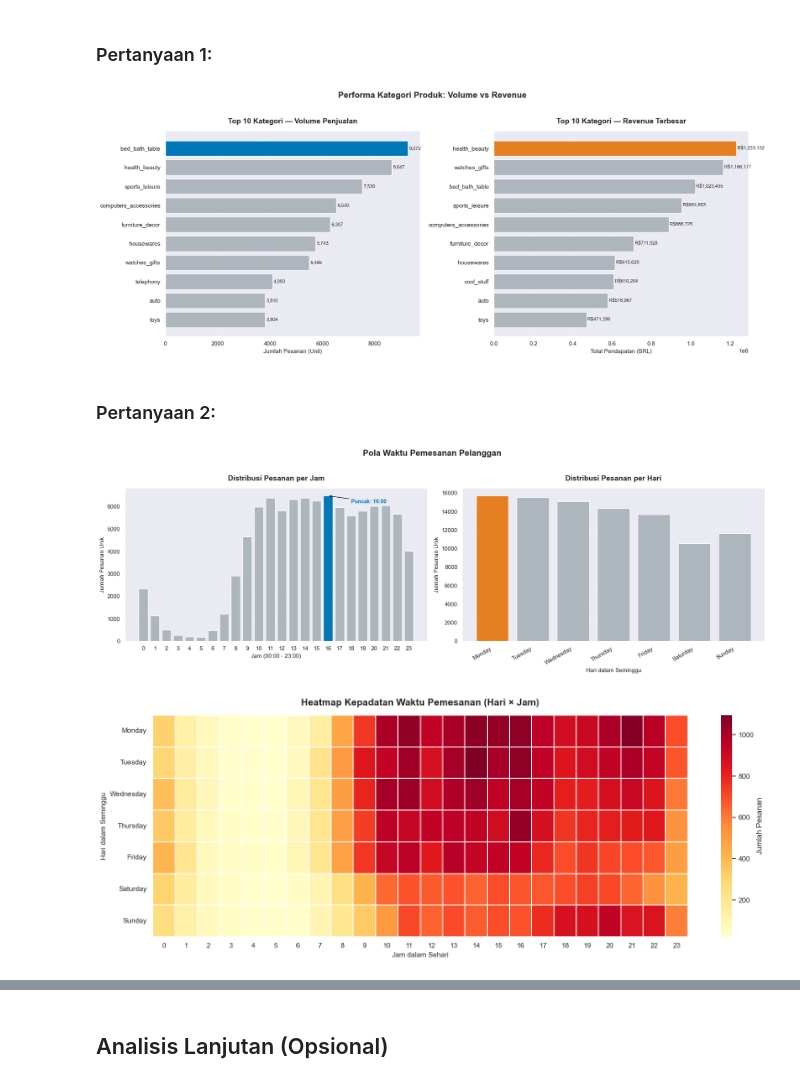
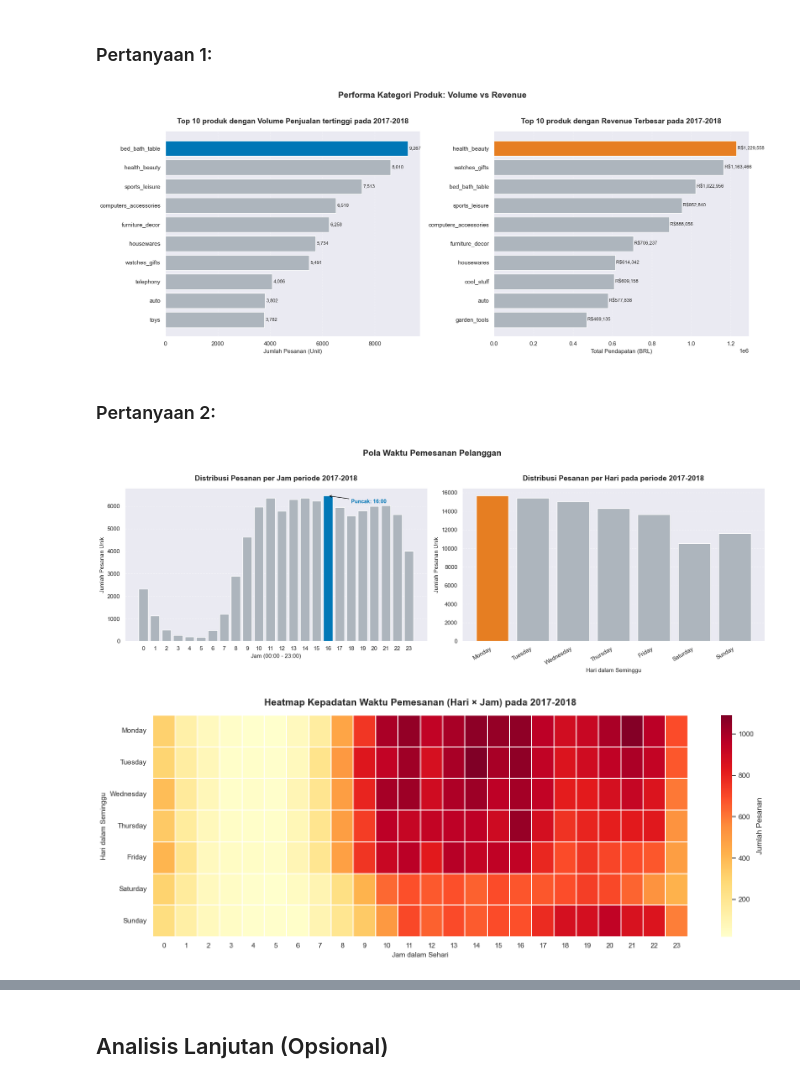
Before and after one commit to NanikErawati/submission, a Jupyter notebook: Notebook.ipynb, the cells around one changed output, grey strips where cells are left out. Drawn from its saved outputs; the diff is of its cells as text; code cells hidden in the pictures.

```diff
--- a/Notebook.ipynb
+++ b/Notebook.ipynb
@@ -709,3 +709,13 @@ Data columns (total 23 columns):
 dtypes: datetime64[ns](6), float64(9), int64(1), object(7)
 memory usage: 20.2+ MB
 None
+# %%
+# Filter periode 2017-2018
+df_filtered = df_delivered[
+    (df_delivered["order_purchase_timestamp"].dt.year >= 2017) &
+    (df_delivered["order_purchase_timestamp"].dt.year <= 2018)
+].copy()
+
+print(f"Periode data: {df_filtered['order_purchase_timestamp'].min().date()} "
+      f"s/d {df_filtered['order_purchase_timestamp'].max().date()}")
+print(f"Jumlah baris: {len(df_filtered)}")
@@ -712,6 +725,6 @@ None
 # %%
 # Pilih kolom yang relevan untuk analisis selanjutnya
-df_clean = df_delivered[[
+df_clean = df_filtered[[
     "order_id",
     "customer_id",
     "order_purchase_timestamp",
@@ -884,42 +897,42 @@ axes[0].barh(
     top_10_volume["order_count"][::-1],
     color=colors_vol[::-1]
 )
-axes[0].set_title("Top 10 Kategori — Volume Penjualan", fontsize=14, fontweight="bold", pad=15)
+axes[0].set_title("Top 10 produk dengan Volume Penjualan tertinggi pada 2017-2018", fontsize=14, fontweight="bold", pad=15)
 axes[0].set_xlabel("Jumlah Pesanan (Unit)", fontsize=11)
 axes[0].set_ylabel(None)
 axes[0].grid(axis="x", linestyle="--", alpha=0.4)
 axes[0].spines[["top", "right"]].set_visible(False)
 
 # Tambahkan label nilai di ujung bar
 for i, v in enumerate(top_10_volume["order_count"][::-1]):
     axes[0].text(v + 50, i, f"{v:,}", va="center", fontsize=9)
 
 # --- Grafik Kanan: Top 10 Revenue ---
 top_10_revenue = product_performance.sort_values("revenue", ascending=False).head(10)
 
 colors_rev = ["#e67e22" if i == 0 else "#adb5bd" for i in range(len(top_10_revenue))]
 
 axes[1].barh(
     top_10_revenue["product_category_name_english"][::-1],
     top_10_revenue["revenue"][::-1],
     color=colors_rev[::-1]
 )
-axes[1].set_title("Top 10 Kategori — Revenue Terbesar", fontsize=14, fontweight="bold", pad=15)
+axes[1].set_title("Top 10 produk dengan Revenue Terbesar pada 2017-2018", fontsize=14, fontweight="bold", pad=15)
 axes[1].set_xlabel("Total Pendapatan (BRL)", fontsize=11)
 axes[1].set_ylabel(None)
 axes[1].grid(axis="x", linestyle="--", alpha=0.4)
 axes[1].spines[["top", "right"]].set_visible(False)
 
 # Tambahkan label nilai di ujung bar
 for i, v in enumerate(top_10_revenue["revenue"][::-1]):
     axes[1].text(v + 5000, i, f"R${v:,.0f}", va="center", fontsize=9)
 
 plt.suptitle("Performa Kategori Produk: Volume vs Revenue",
              fontsize=16, fontweight="bold", y=1.02)
 plt.tight_layout()
 plt.show()
 # %% [output]
-[figure, old version]
+[figure, new version]
 # %% [markdown]
 
 
@@ -938,7 +951,7 @@ axes[0].bar(
     hourly_orders["order_count"],
     color=colors_hour
 )
-axes[0].set_title("Distribusi Pesanan per Jam", fontsize=14, fontweight="bold", pad=15)
+axes[0].set_title("Distribusi Pesanan per Jam periode 2017-2018", fontsize=14, fontweight="bold", pad=15)
 axes[0].set_xlabel("Jam (00:00 - 23:00)", fontsize=11)
 axes[0].set_ylabel("Jumlah Pesanan Unik", fontsize=11)
 axes[0].set_xticks(range(0, 24))
@@ -965,7 +978,7 @@ axes[1].bar(
     daily_orders["order_count"],
     color=colors_day
 )
-axes[1].set_title("Distribusi Pesanan per Hari", fontsize=14, fontweight="bold", pad=15)
+axes[1].set_title("Distribusi Pesanan per Hari pada periode 2017-2018", fontsize=14, fontweight="bold", pad=15)
 axes[1].set_xlabel("Hari dalam Seminggu", fontsize=11)
 axes[1].set_ylabel("Jumlah Pesanan Unik", fontsize=11)
 axes[1].grid(axis="y", linestyle="--", alpha=0.4)
@@ -977,7 +990,7 @@ plt.suptitle("Pola Waktu Pemesanan Pelanggan",
 plt.tight_layout()
 plt.show()
 # %% [output]
-[figure, old version]
+[figure, new version]
 # %%
 # Buat pivot table
 heatmap_data = df_clean.groupby(
@@ -993,14 +1006,14 @@ sns.heatmap(
     linewidths=0.3,
     cbar_kws={"label": "Jumlah Pesanan"}
 )
-plt.title("Heatmap Kepadatan Waktu Pemesanan (Hari × Jam)",
+plt.title("Heatmap Kepadatan Waktu Pemesanan (Hari × Jam) pada 2017-2018",
           fontsize=15, fontweight="bold", pad=15)
 plt.xlabel("Jam dalam Sehari", fontsize=11)
 plt.ylabel("Hari dalam Seminggu", fontsize=11)
 plt.tight_layout()
 plt.show()
 # %% [output]
-[figure, old version]
+[figure, new version]
 # %% [markdown]
 **Insight:**
 
```
Also changed, not shown: parts of 18 cells of this notebook, 3 other files.
